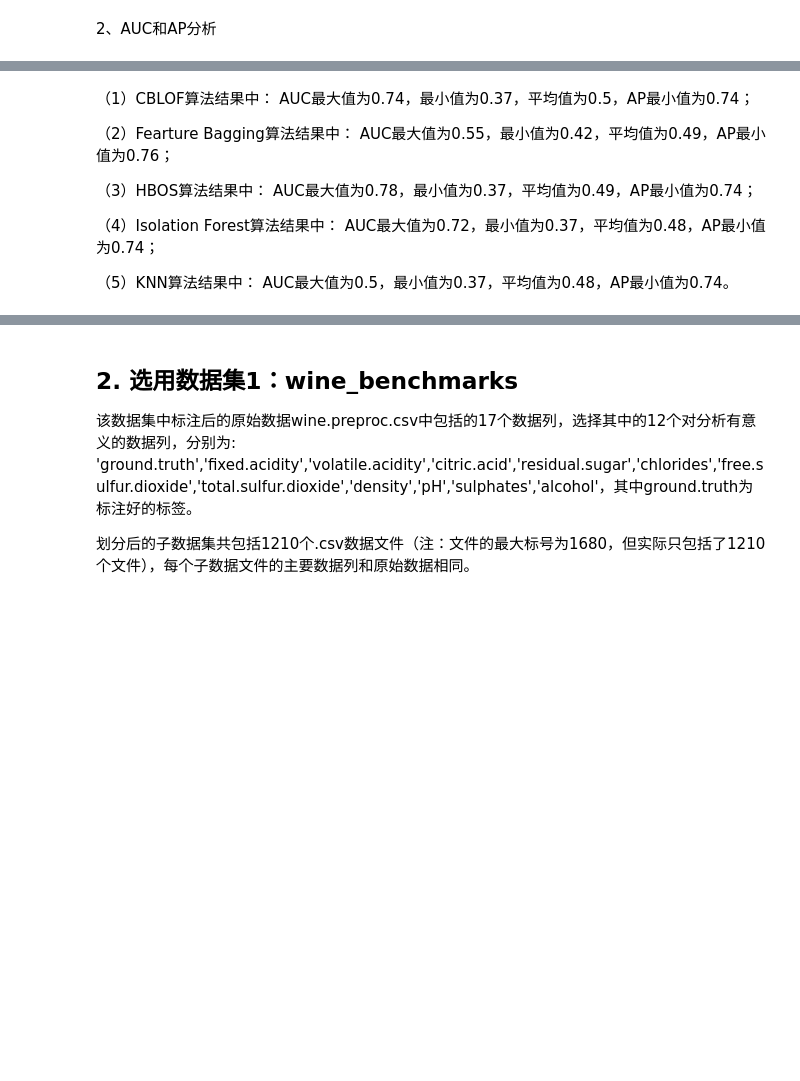
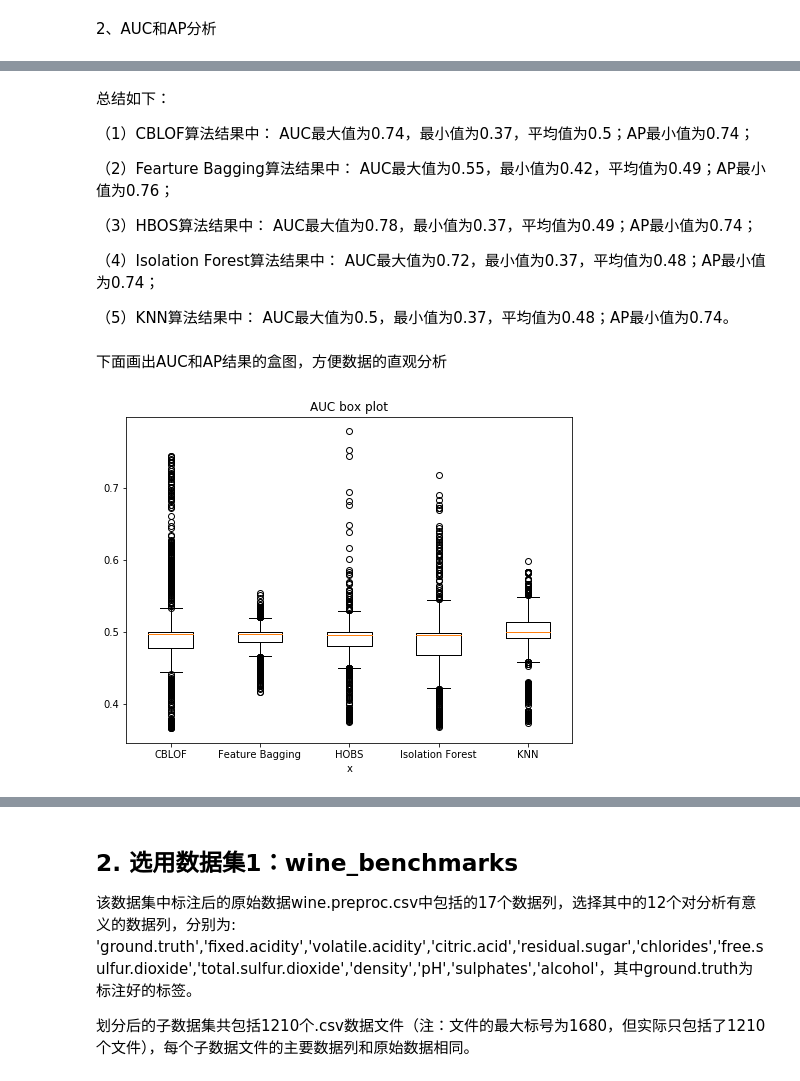
Before and after one commit to zzsynl126/Datamining_homework4, a Jupyter notebook: homework_4.ipynb, the cells around one changed output, grey strips where cells are left out. Drawn from its saved outputs; the diff is of its cells as text; code cells hidden in the pictures; blank space fills up the shorter version.

```diff
--- a/homework_4.ipynb
+++ b/homework_4.ipynb
@@ -239,0 +242,21 @@ Forest算法的均值为0.96；KNN算法的均值为0.98
+# %%
+path_r = 'data/data/skin/results_skin/'
+
+files = os.listdir(path_r)
+
+train_csv = list(files)
+
+file_auc=[]
+file_ap=[]
+for i in range(len(train_csv)):
+    file_r=pd.read_csv(path_r+train_csv[i],usecols=['out_rate','AUC','AP'])
+    file_s=file_r[file_r['out_rate']<0.5]['AUC']
+    file_p=file_r[file_r['out_rate']<0.5]['AP']
+    file_auc.append(file_s)
+    file_ap.append(file_p)
+for i in range(len(file_ap)):
+    print(train_csv[i]+"中\nAUC的五数概括为：")
+    print(file_auc[i].describe())
+    print("\nAP的五数概括为")
+    print(file_ap[i].describe())
+    print("\n")
@@ -240,15 +281,42 @@ Forest算法的均值为0.96；KNN算法的均值为0.98
 # %% [markdown]
+总结如下：
+
 （1）CBLOF算法结果中：
-AUC最大值为0.74，最小值为0.37，平均值为0.5，AP最小值为0.74；
+AUC最大值为0.74，最小值为0.37，平均值为0.5；AP最小值为0.74；
 
 （2）Fearture Bagging算法结果中：
-AUC最大值为0.55，最小值为0.42，平均值为0.49，AP最小值为0.76；
+AUC最大值为0.55，最小值为0.42，平均值为0.49；AP最小值为0.76；
 
 （3）HBOS算法结果中：
-AUC最大值为0.78，最小值为0.37，平均值为0.49，AP最小值为0.74；
+AUC最大值为0.78，最小值为0.37，平均值为0.49；AP最小值为0.74；
 
 （4）Isolation Forest算法结果中：
-AUC最大值为0.72，最小值为0.37，平均值为0.48，AP最小值为0.74；
+AUC最大值为0.72，最小值为0.37，平均值为0.48；AP最小值为0.74；
 
 （5）KNN算法结果中：
-AUC最大值为0.5，最小值为0.37，平均值为0.48，AP最小值为0.74。
+AUC最大值为0.5，最小值为0.37，平均值为0.48；AP最小值为0.74。
+# %% [markdown]
+下面画出AUC和AP结果的盒图，方便数据的直观分析
+# %%
+path_r = 'data/data/skin/results_skin/'
+
+files = os.listdir(path_r)
+
+train_csv = list(files)
+
+file_auc=[]
+file_ap=[]
+for i in range(len(train_csv)):
+    file_r=pd.read_csv(path_r+train_csv[i],usecols=['out_rate','AUC','AP'])
+    file_s=np.array(file_r[file_r['out_rate']<0.5]['AUC']).tolist()
+    file_p=np.array(file_r[file_r['out_rate']<0.5]['AP']).tolist()
+    file_auc.append(file_s)
+    file_ap.append(file_p)
+fig=plt.figure(figsize=(8,6))
+plt.boxplot(file_auc,notch=False, sym='o', vert=True)
+plt.xticks([x+1 for x in range(len(file_auc))], ['CBLOF', 'Feature Bagging', 'HOBS', 'Isolation Forest','KNN'])
+plt.title('AUC box plot')
+plt.xlabel('x')
+plt.show()
+# %% [output]
+[figure, added]
```
Also changed, not shown: parts of 27 cells of this notebook, 1 other file.
